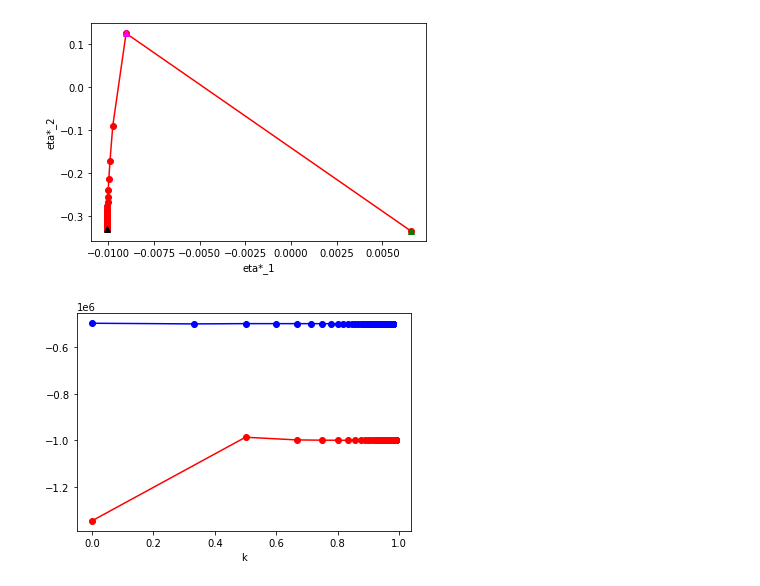
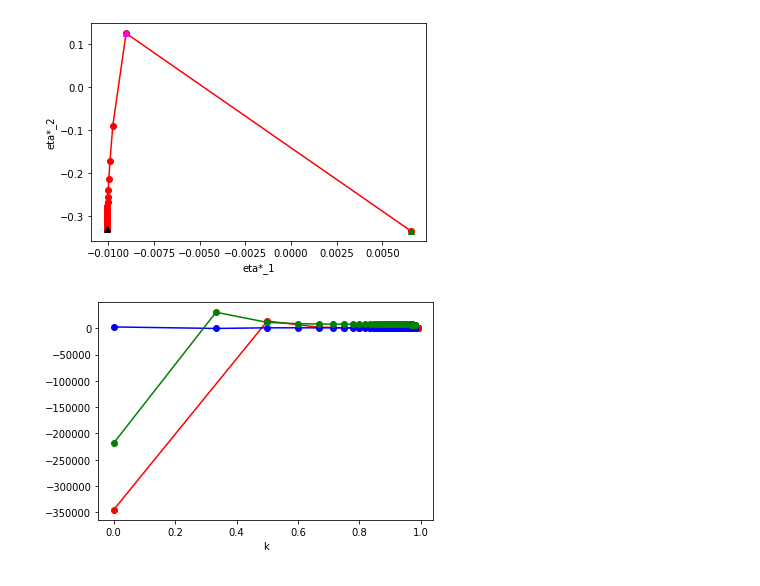
Before and after one commit to vassilyeva-darya/science_project, a Jupyter notebook: Untitled0.ipynb, the cells around one changed output. Cells and saved outputs as stored; diff of their text form; code cells hidden in the pictures.

```diff
--- a/Untitled0.ipynb
+++ b/Untitled0.ipynb
@@ -10,7 +10,7 @@ N1=50 #number of abonents on stage 1
 N2=230 #number of abonents on stage 2
 c1=0.5 #variable cost on stage 1
 c2=0.2 #variable cost on stage 2
-c=1000000 #constant cost
+c=10 #constant cost
 max_M1=3 #maximum number of companies on 1 stage +1
 max_M2=101 #maximum number of companies on 2 stage +1
 k=np.zeros((max_M1,max_M2))
@@ -48,7 +48,7 @@ for M1 in range(1,3):
     CS1[M1,M2]=(a1-p1[M1,M2])*Q1[M1,M2]/2
     CS2[M1,M2]=(a2-p2[M1,M2])*Q2[M1,M2]/2
     CS[M1,M2]=CS1[M1,M2]+CS2[M1,M2]
-    SS=TP[M1,M2]+CS[M1,M2]
+    SS[M1,M2]=TP[M1,M2]+CS[M1,M2]
 # %%
 M1=1
 import matplotlib.pyplot as plt
@@ -108,9 +108,10 @@ plt.show()
 # %%
 M1=1
 import matplotlib.pyplot as plt
 plt.plot(k[M1,M1:max_M2],TPl[M1,M1:max_M2],'r-o')
 plt.plot(k[M1+1,M1+1:max_M2],TPf[M1+1,M1+1:max_M2],'b-o')
+plt.plot(k[M1+1,M1+1:max_M2],SS[M1+1,M1+1:max_M2],'g-o')
 plt.xlabel('k')
 plt.show()
 # %% [output]
-[figure, old version]
+[figure, new version]
```
